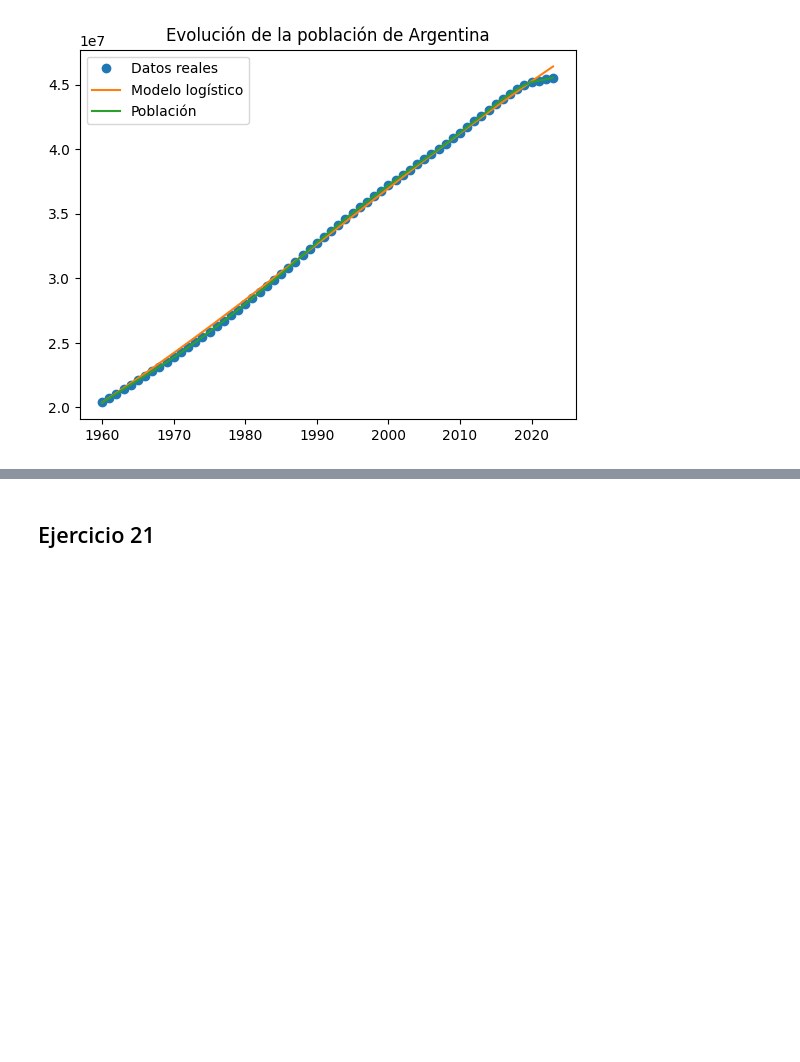
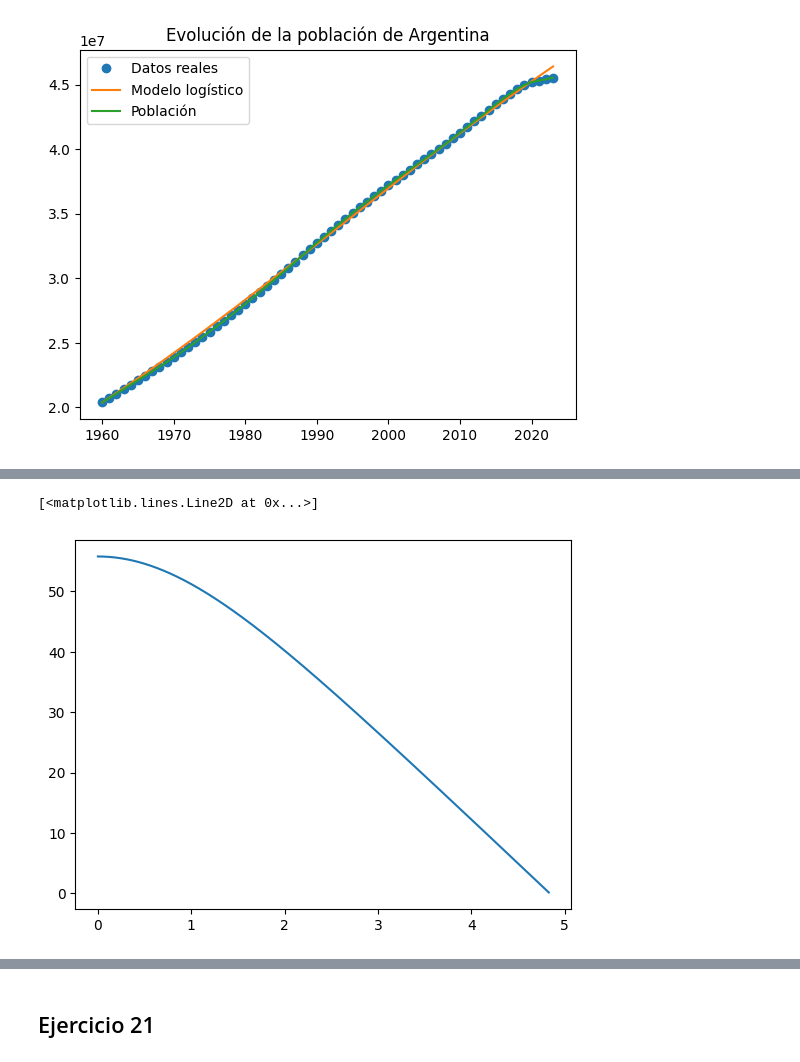
Before and after one commit to pablitobj/Modelado-Continuo, a Jupyter notebook: Primer Parcial/guia_labo_1.ipynb, the cells around one changed output, grey strips where cells are left out. Saved outputs shown, nothing was run; the diff lists cells and outputs as text; code cells hidden in the pictures; blank space fills up the shorter version.

```diff
--- a/Primer Parcial/guia_labo_1.ipynb
+++ b/Primer Parcial/guia_labo_1.ipynb
@@ -1073,0 +1144,20 @@ plt.show()
+# %%
+# Bala de mosquete
+m = 0.0082
+cr = 3.74*10e-5
+
+t, Sol = RungeKutta(0, 10, 1000, ej15, np.array([55.8, 0]))
+mosquete = None
+t_mosquete = None
+t_fin_mosquete = 0
+for i in range(len(Sol[0])):
+    if Sol[0][i] < 0:
+        mosquete = Sol[0][:i]
+        t_mosquete = t[:i]
+        t_fin_mosquete = t[i-1]
+        break
+
+plt.plot(t_mosquete, mosquete, label='Altura de la bala de mosquete')
+# %% [output]
+[<matplotlib.lines.Line2D at 0x...>]
+[figure, added]
```
Also changed, not shown: parts of 27 cells of this notebook.
